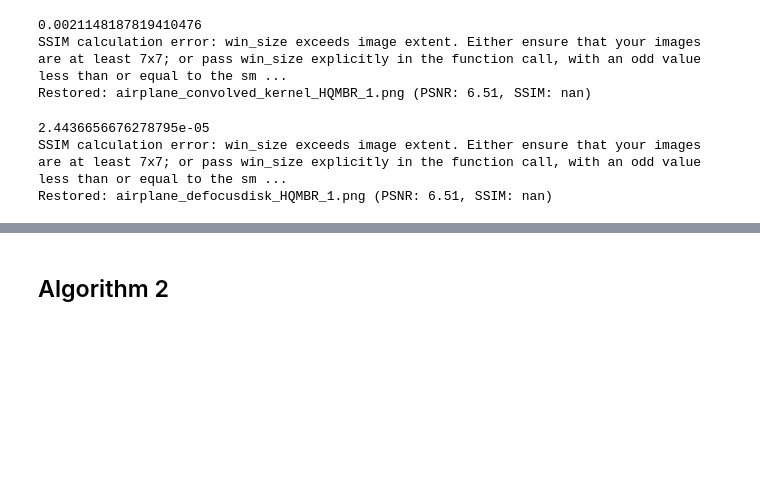
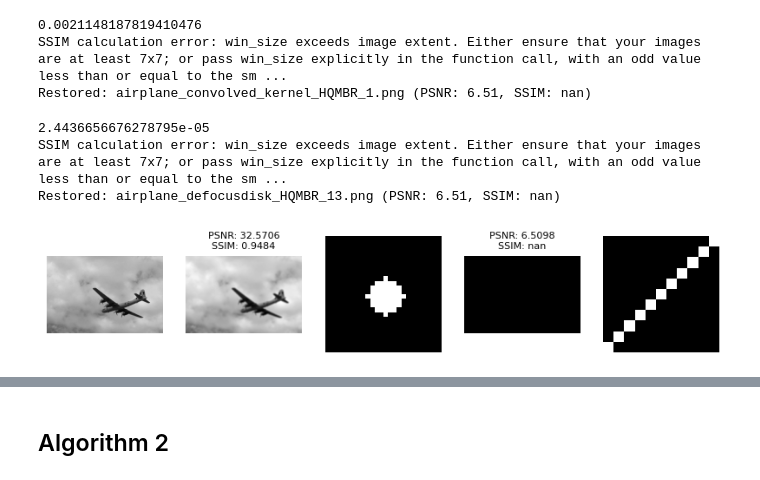
Before and after one commit to PavelYurov/blind_deconvolution, a Jupyter notebook: main.ipynb, the cells around one changed output, grey strips where cells are left out. Drawn from its saved outputs; the diff is of its cells as text; code cells hidden in the pictures; blank space fills up the shorter version.

```diff
--- a/main.ipynb
+++ b/main.ipynb
@@ -72,19 +74,20 @@ Restored: airplane_convolved_kernel_HQMBR_1.png (PSNR: 6.51, SSIM: nan)
 # %%
 from algorithms.unsorted.HQMotionBlurRestoration.HQMBR import HQMBR
 from algorithms.unsorted.HQMotionBlurRestoration.convolve  import create_line_psf
 predict_psf = create_line_psf(np.pi/4, 10, (11, 11))
 algorithm_HQMotionBlurRestoration = HQMBR(1,predict_psf= predict_psf, MAX_ITER=50)
 
 Processor.save_filter()
 Processor.custom_filter(defocusdisk_png,defocusdisk_npy)
 
 Processor.process(algorithm_HQMotionBlurRestoration)
 
-# Processor.show_line()
+Processor.show_line(window_scale=2.0,fontsize=8)
 # %% [output]
 2.4436656676278795e-05
 SSIM calculation error: win_size exceeds image extent. Either ensure that your images are at least 7x7; or pass win_size explicitly in the function call, with an odd value less than or equal to the sm ...
-Restored: airplane_defocusdisk_HQMBR_1.png (PSNR: 6.51, SSIM: nan)
+Restored: airplane_defocusdisk_HQMBR_13.png (PSNR: 6.51, SSIM: nan)
+[figure, added]
 # %%
 Processor.get_table(table_folder / f"{image_filename}_{algorithm_HQMotionBlurRestoration.get_name()}.csv",True)
 # %% [output]
```
Also changed, not shown: parts of 3 cells of this notebook, 25 other files.
